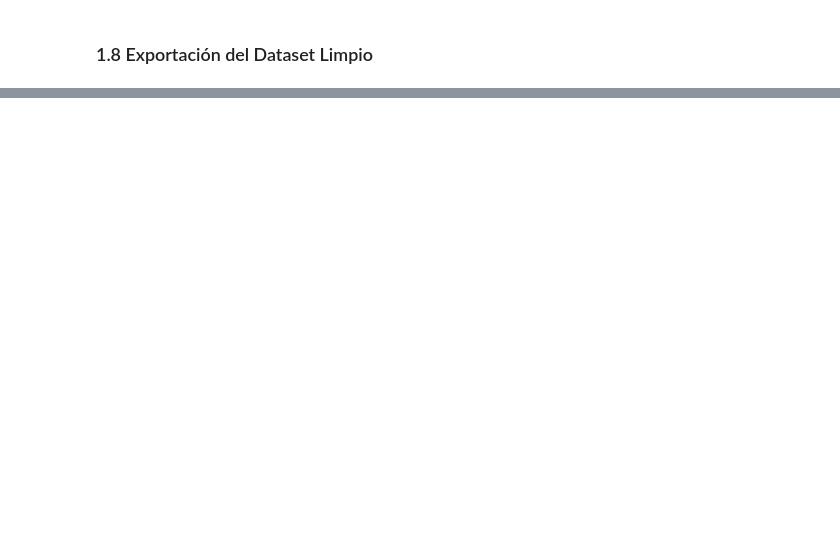
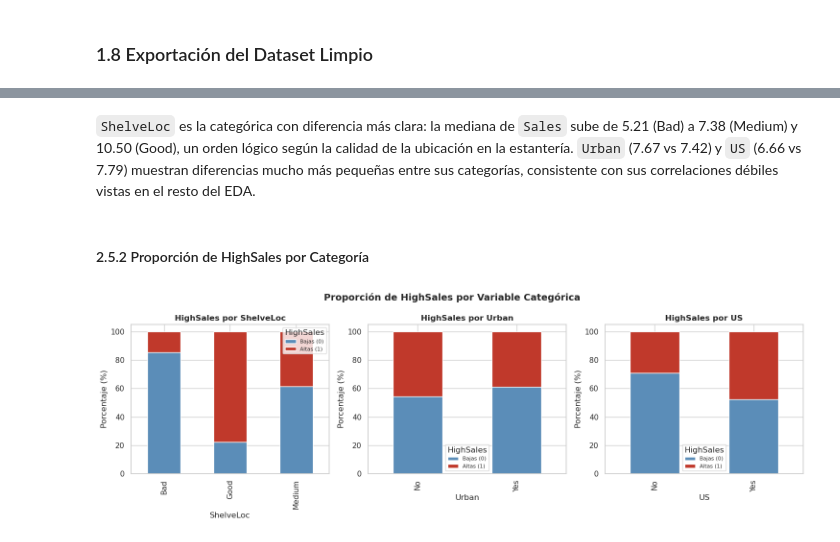
Before and after one commit to milegf/CarSeat_SCY1101_Examen, a Jupyter notebook: notebooks/CarSeats_Ev3.ipynb, the cells around one changed output, grey strips where cells are left out. Saved outputs shown, nothing was run; the diff lists cells and outputs as text; code cells hidden in the pictures; blank space fills up the shorter version.

```diff
--- a/notebooks/CarSeats_Ev3.ipynb
+++ b/notebooks/CarSeats_Ev3.ipynb
@@ -266,0 +446,20 @@ Ruta: ../data/processed/dataset_etl.csv
+# %% [markdown]
+`ShelveLoc` es la categórica con diferencia más clara: la mediana de `Sales` sube de 5.21 (Bad) a 7.38 (Medium) y 10.50 (Good), un orden lógico según la calidad de la ubicación en la estantería. `Urban` (7.67 vs 7.42) y `US` (6.66 vs 7.79) muestran diferencias mucho más pequeñas entre sus categorías, consistente con sus correlaciones débiles vistas en el resto del EDA.
+# %% [markdown]
+#### 2.5.2 Proporción de HighSales por Categoría
+# %%
+fig, ejes = plt.subplots(1, 3, figsize=(15, 5))
+
+for i, columna in enumerate(columnas_categoricas):
+    proporcion = pd.crosstab(df[columna], df["HighSales"], normalize="index") * 100
+    proporcion.columns = ["Bajas (0)", "Altas (1)"]
+    proporcion.plot(kind="bar", stacked=True, ax=ejes[i], color=["#5b8db8", "#c0392b"])
+    ejes[i].set_title(f"HighSales por {columna}", fontsize=12, fontweight="bold")
+    ejes[i].set_ylabel("Porcentaje (%)")
+    ejes[i].legend(title="HighSales", fontsize=8)
+
+plt.suptitle("Proporción de HighSales por Variable Categórica", fontsize=14, fontweight="bold")
+plt.tight_layout()
+plt.show()
+# %% [output]
+[figure, added]
```
Also changed, not shown: parts of 29 cells of this notebook, 3 other files.
